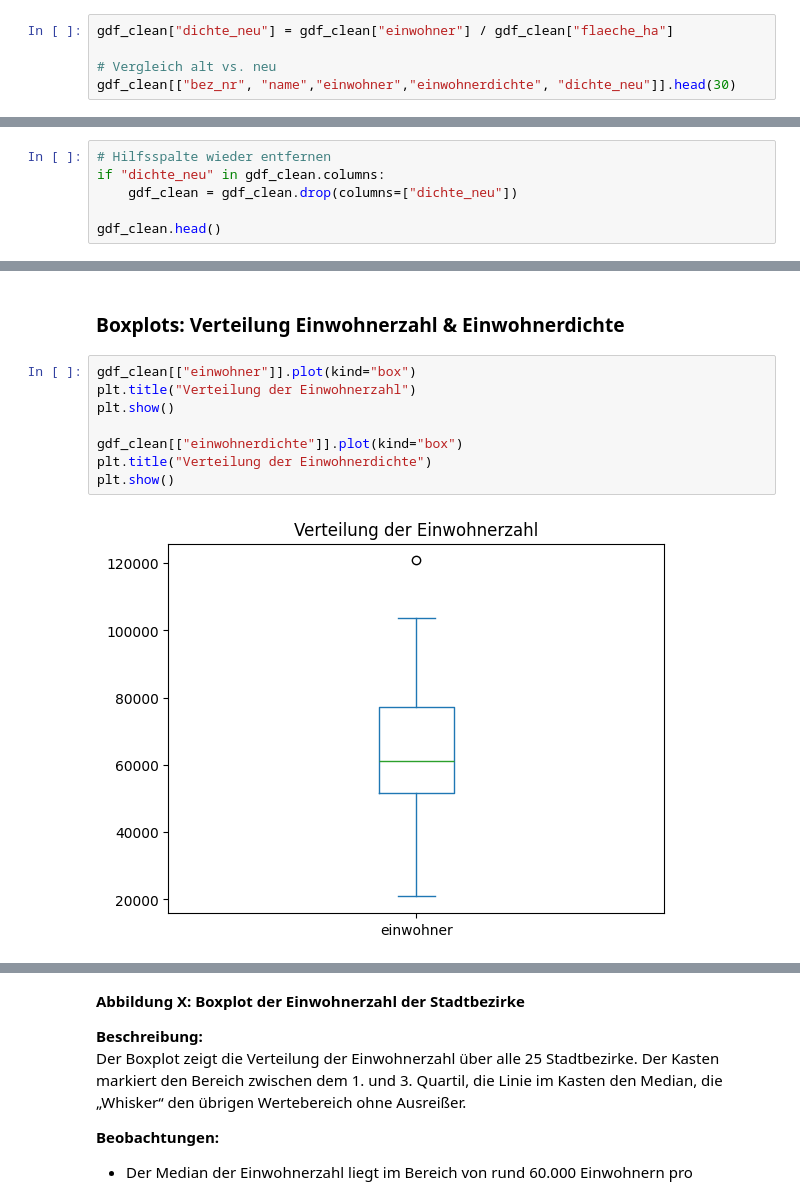
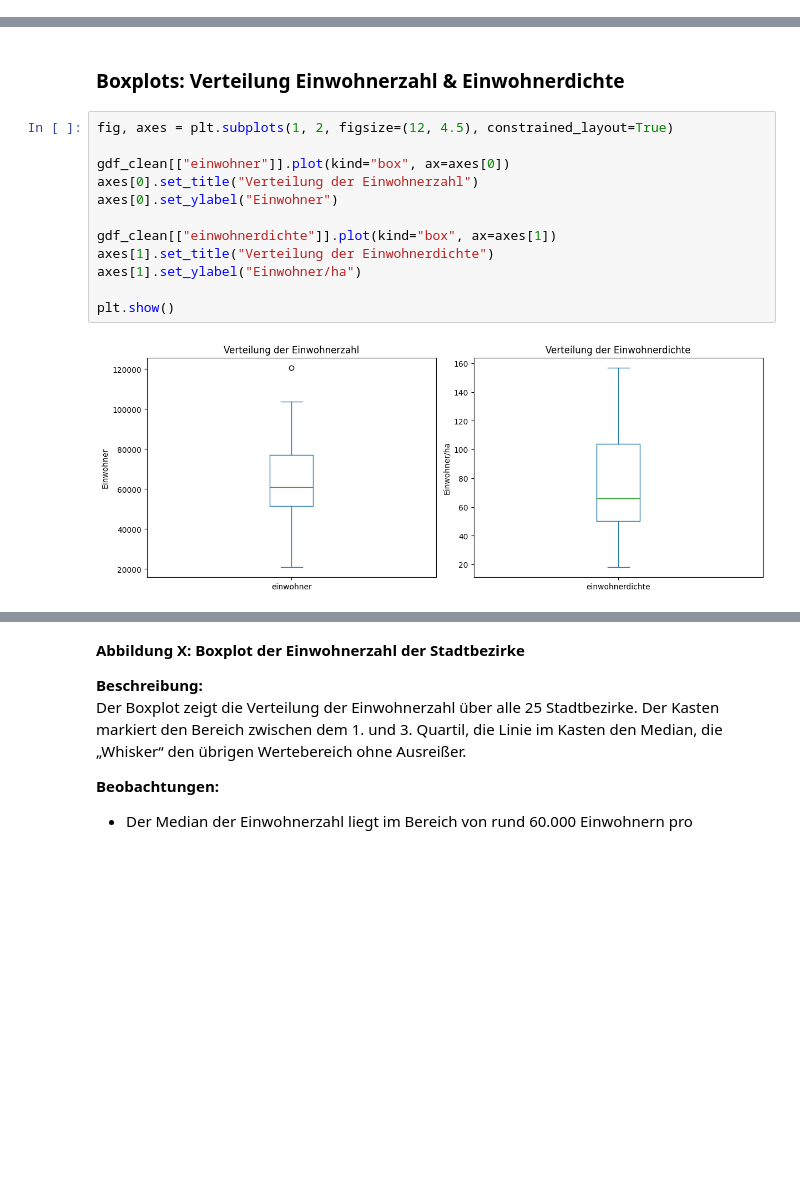
Before and after one commit to Lucas103003/active-city-project, a Jupyter notebook: notebooks/01_muc_bezirke_und_bevoelkerung.ipynb, the cells around one changed output, grey strips where cells are left out. Drawn from its saved outputs; the diff is of its cells as text; blank space fills up the shorter version.

```diff
--- a/notebooks/01_muc_bezirke_und_bevoelkerung.ipynb
+++ b/notebooks/01_muc_bezirke_und_bevoelkerung.ipynb
@@ -347,5 +233,0 @@ np.int64(1640688)
-# %%
-gdf_clean["dichte_neu"] = gdf_clean["einwohner"] / gdf_clean["flaeche_ha"]
-
-# Vergleich alt vs. neu
-gdf_clean[["bez_nr", "name","einwohner","einwohnerdichte", "dichte_neu"]].head(30)
@@ -370,6 +233,0 @@ gdf_clean[["bez_nr", "name","einwohner","einwohnerdichte", "dichte_neu"]].head(3
-# %%
-# Hilfsspalte wieder entfernen
-if "dichte_neu" in gdf_clean.columns:
-    gdf_clean = gdf_clean.drop(columns=["dichte_neu"])
-
-gdf_clean.head()
@@ -574,12 +409,16 @@ Das Balkendiagramm stellt die Einwohnerdichte (Einwohner pro Hektar) in den Stad
 # %% [markdown]
 ### Boxplots: Verteilung Einwohnerzahl & Einwohnerdichte
 # %%
-gdf_clean[["einwohner"]].plot(kind="box")
-plt.title("Verteilung der Einwohnerzahl")
+fig, axes = plt.subplots(1, 2, figsize=(12, 4.5), constrained_layout=True)
+
+gdf_clean[["einwohner"]].plot(kind="box", ax=axes[0])
+axes[0].set_title("Verteilung der Einwohnerzahl")
+axes[0].set_ylabel("Einwohner")
+
+gdf_clean[["einwohnerdichte"]].plot(kind="box", ax=axes[1])
+axes[1].set_title("Verteilung der Einwohnerdichte")
+axes[1].set_ylabel("Einwohner/ha")
+
 plt.show()
-
-gdf_clean[["einwohnerdichte"]].plot(kind="box")
-plt.title("Verteilung der Einwohnerdichte")
-plt.show()
 # %% [output]
-[figure, old version]
+[figure, new version]
```
Also changed, not shown: parts of 49 cells of this notebook.
